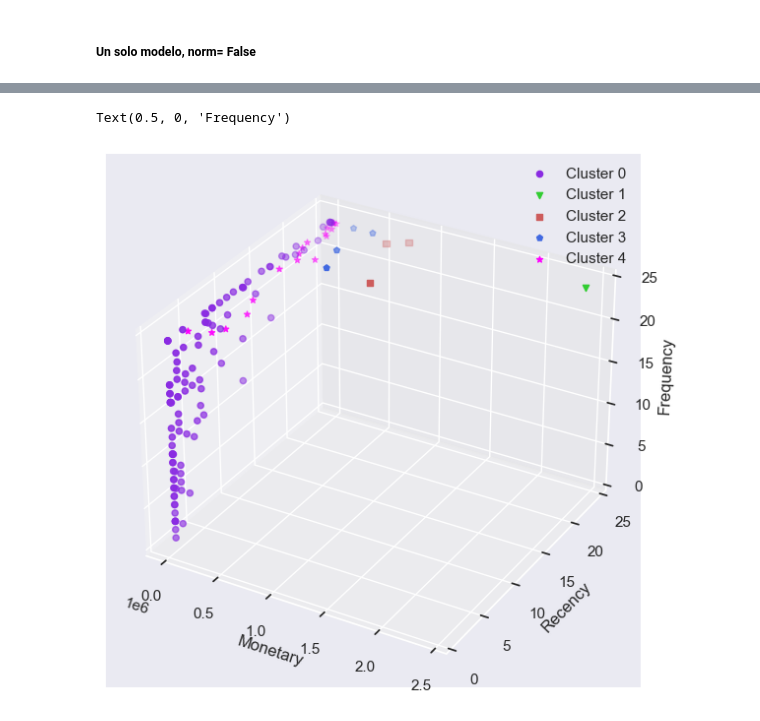
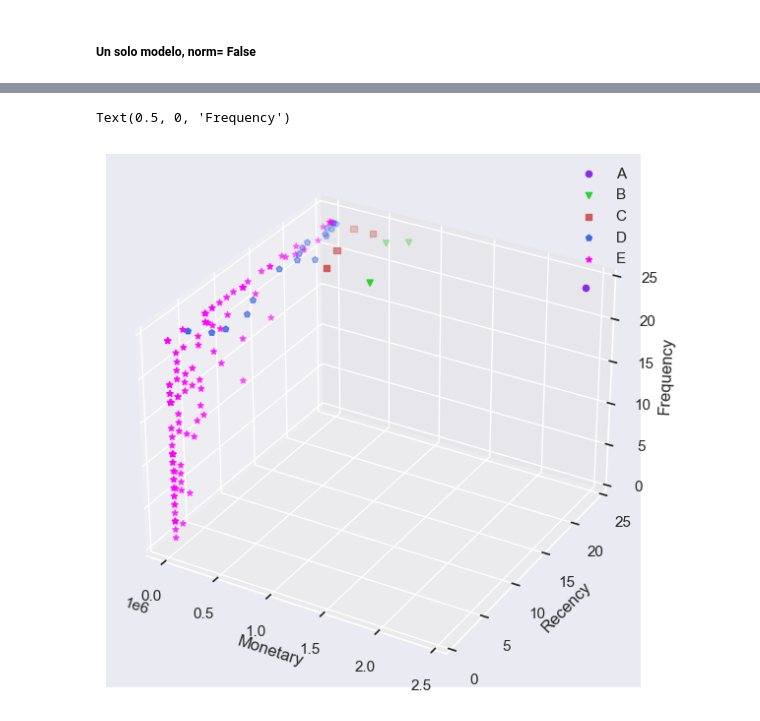
Before and after one commit to TomasCardeLo/ML-Dispapeles-TomasCaLo, a Jupyter notebook: Clustering/Clustering pycaret kmeans - v2.ipynb, the cells around one changed output, grey strips where cells are left out. Drawn from its saved outputs; the diff is of its cells as text; code cells hidden in the pictures.

```diff
--- a/Clustering/Clustering pycaret kmeans - v2.ipynb
+++ b/Clustering/Clustering pycaret kmeans - v2.ipynb
@@ -93 +51,19 @@ df_3
+# %%
+# Conversion de tipo de la columna Monetary
+df["Monetary"] = df["Monetary"].astype(int)
+
+# Join con la maestra de zonas para determinar el tipo de zona
+df_2 = pd.merge(df, maestra_zonas, on= ["Codigo distrito", "Codigo zona actual"])
+
+# Filtro de la informacion para excluir zonas no relevantes
+list_filter = ['Artes graficas', 'TIG', 'V Horeca', 'Institucional', 'V SyE',
+                'V Industria', 'Mayorista']
+df = df_2[df_2["Nombre tipo zona"].isin(list_filter)]
+
+# DF final agregada por tipo de zona
+df_3 = df.groupby(["Codigo distrito", "Nombre tipo zona", "Nit cliente-sucursal"]).agg({"Recency": np.max,
+                                                                            "Monetary": np.sum,
+                                                                            "Frequency": np.sum
+                                                                            })
+df_3 = df_3.reset_index(col_level= 1)
 # %%
@@ -122,10 +83,14 @@ normalizar = [False, True]
 # %% [markdown]
 ##### Dos modelos, norm= True y norm= False
 # %%
+# Variables iniciales
 bd_predicted = pd.DataFrame([])
 metrics = []
-fecha = '1-2-23'
 
+# Fecha para guardar resultados
+fecha = '14-2-23'
+
+# Ciclo para realizar el modelo de clustering por cada tipo de zona del pais
 for norm in normalizar:
     for n, dto in enumerate(list_dtos):
         print(f"Procesando modelo normalizado {norm} {n+1} de {len(list_dtos)}. {(n+1) / (len(list_dtos)):.1%}")
@@ -162,7 +127,7 @@ for norm in normalizar:
                                     ["Cluster"]).agg({
                                                     "Recency": np.mean, "Monetary": np.mean, "Frequency": np.mean,
                                                     }).sort_values(
-                                                                    by= ["Recency", "Frequency", "Monetary"],
+                                                                    by= ["Monetary", "Frequency", "Recency"],
                                                                     ascending= False
                                                                     ).reset_index()
         trans["Letra cluster"] = ["A", "B", "C", "D", "E"]
@@ -170,10 +135,10 @@ for norm in normalizar:
 
         df_pred_km = pd.merge(df_pred_km, trans, on= ["Cluster"])
 
-        # Descargue del modelo
+        # Descarga del modelo
         bd_predicted = bd_predicted.append(df_pred_km)
 
-        #Append a una base general
+        #Append a la variable incial de metricas
         metrics.append({
                         "Distrito-zona": dto,
                         "Normalizado": norm,
@@ -183,6 +148,7 @@ for norm in normalizar:
                         })
         # save_model(model_kmeans, f"C:/Users/tcardenas/OneDrive/OneDrive - Grupo DISPAPELES/Documents/ML-Dispapeles-TomasCaLo/Clustering/Modelos {fecha}/Modelo {dto} {fecha}")
 
+# Transformacion de la variable de metricas
 metrics = pd.DataFrame(metrics)
 metrics["Normalizado"] = metrics["Normalizado"].replace([True, False], ["Si","No"])
 metrics["Tipo zona"] = metrics["Distrito-zona"].str[3:]
@@ -358,22 +311,24 @@ metrics.to_csv(f"C:/Users/tcardenas/OneDrive/OneDrive - Grupo DISPAPELES/Documen
 # %%
+# Visualizacion de las
 fig = plt.figure(figsize=(7,10))
 ax = fig.gca(projection='3d')
 
 m = ['o', 'v', 's', 'p', '*']
 col =  ['blueviolet', 'limegreen', 'indianred', 'royalblue', 'magenta']
-leg = ['Cluster 0','Cluster 1','Cluster 2','Cluster 3', 'Cluster 4']
-cluster = list(np.unique(df_pred_km['Cluster']))
+# leg = ['Cluster 0','Cluster 1','Cluster 2','Cluster 3', 'Cluster 4']
+leg = ['A', 'B', 'C', 'D', 'E']
+cluster = list(np.unique(df_pred_km['Letra cluster']))
 
 for c in range(5):
-    df_plot = df_pred_km[df_pred_km['Cluster'] == cluster[c]]
+    df_plot = df_pred_km[df_pred_km['Letra cluster'] == cluster[c]]
     ax.scatter(df_plot['Monetary'],df_plot['Frequency'], df_plot['Recency'] , marker= m[c], c= col[c])
 
 ax.legend(leg)
 ax.set_xlabel('Monetary')
 ax.set_ylabel('Recency')
 ax.set_zlabel('Frequency')
 # %% [output]
 Text(0.5, 0, 'Frequency')
-[figure, old version]
+[figure, new version]
 # %%
 plot_model(model_kmeans, plot = 'cluster')
```
Also changed, not shown: parts of 23 cells of this notebook, 8 other files.
